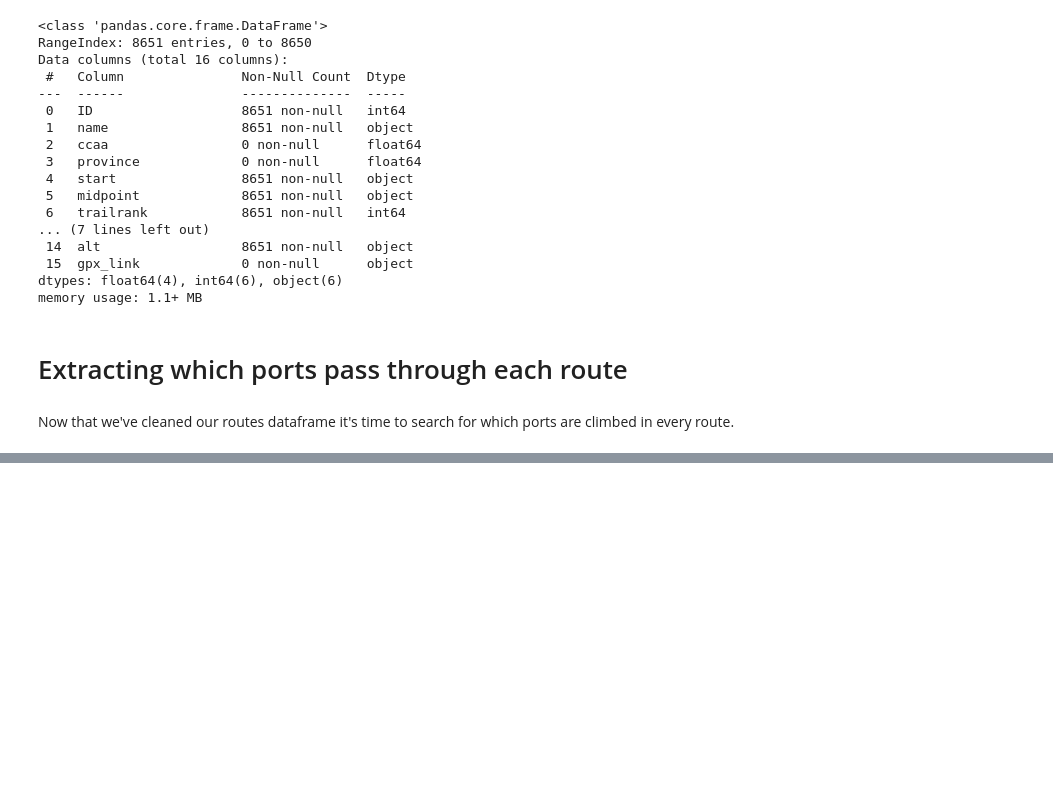
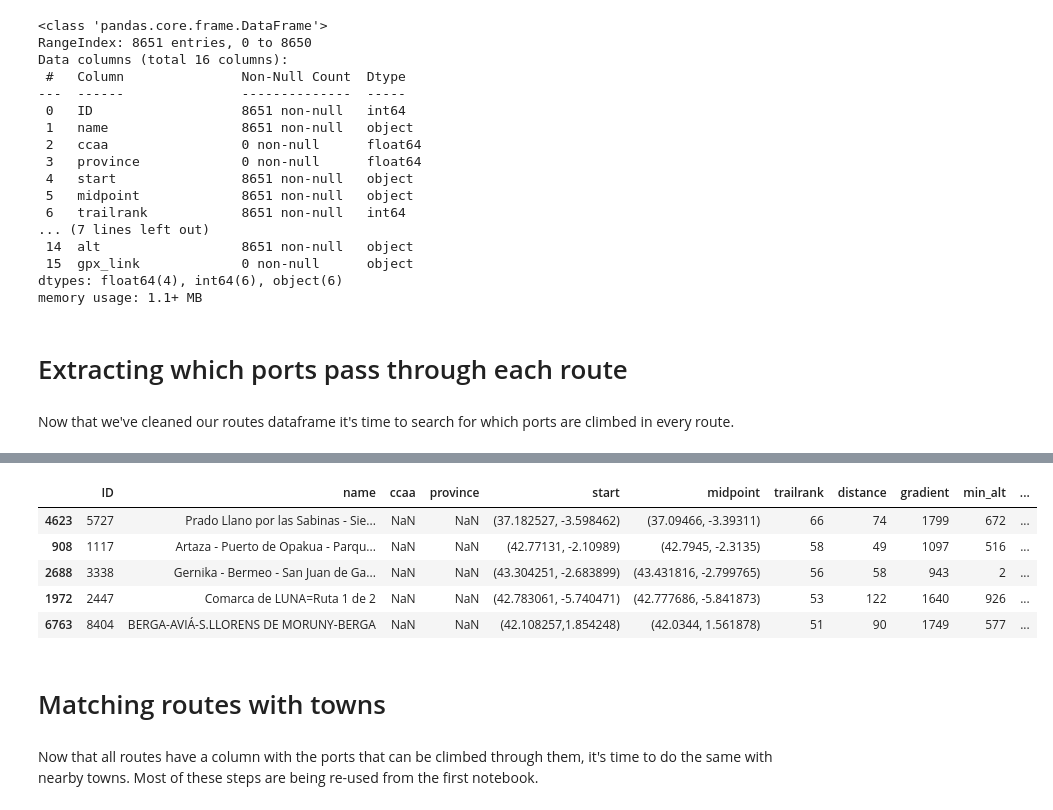
Before and after one commit to on2wheels-es/data, a Jupyter notebook: 10. Pipeline for new ports.ipynb, the cells around one changed output, grey strips where cells are left out. Drawn from its saved outputs; the diff is of its cells as text; code cells hidden in the pictures; blank space fills up the shorter version.

```diff
--- a/10. Pipeline for new ports.ipynb
+++ b/10. Pipeline for new ports.ipynb
@@ -193,0 +261,4 @@ routes.info()
+# %%
+#Creating a dataframe with our list of dictionaries.
+
+port_df = pd.DataFrame(dict_list)
@@ -193,0 +278,21 @@ routes.info()
+# %%
+#Creating a list for all the best routes IDs.
+
+id_list = port_df['route'].to_list()
+# %%
+#Creating a new dataframe using those filtered values.
+
+df_final = routes[routes['ID'].isin(id_list)]
+# %%
+#Adding route score (re-using functions from notebook 6).
+
+df_final['difficulty_score'] = None
+
+def score(gradient, distance):
+    if gradient > 4000:
+        return 10
+    else: #Checking for the first conditions.
+        return math.ceil((gradient - 100)*(1.5/975) + (distance - 30)*(1/75) + 1) #We're rounding the score to the next integer.
+
+for i in range(len(df_final)):
+    df_final['difficulty_score'].iloc[i] = score(df_final['gradient'].iloc[i], df_final['distance'].iloc[i])
@@ -193,0 +313,16 @@ routes.info()
+# %%
+#Inspecting the dataframe.
+
+df_final.head()
+# %% [output]
+|  | ID | name | ccaa | province | start | midpoint | trailrank | distance | gradient | min_alt | ... |
+| 4623 | 5727 | Prado Llano por las Sabinas - Sie... | NaN | NaN | (37.182527, -3.598462) | (37.09466, -3.39311) | 66 | 74 | 1799 | 672 | ... |
+| 908 | 1117 | Artaza - Puerto de Opakua - Parqu... | NaN | NaN | (42.77131, -2.10989) | (42.7945, -2.3135) | 58 | 49 | 1097 | 516 | ... |
+| 2688 | 3338 | Gernika - Bermeo - San Juan de Ga... | NaN | NaN | (43.304251, -2.683899) | (43.431816, -2.799765) | 56 | 58 | 943 | 2 | ... |
+| 1972 | 2447 | Comarca de LUNA=Ruta 1 de 2 | NaN | NaN | (42.783061, -5.740471) | (42.777686, -5.841873) | 53 | 122 | 1640 | 926 | ... |
+| 6763 | 8404 | BERGA-AVIÁ-S.LLORENS DE MORUNY-BERGA | NaN | NaN | (42.108257,1.854248) | (42.0344, 1.561878) | 51 | 90 | 1749 | 577 | ... |
+# %% [markdown]
+# Matching routes with towns
+# %% [markdown]
+Now that all routes have a column with the ports that can be climbed through them, it's time to do the same with nearby towns.
+Most of these steps are being re-used from the first notebook.
```
Also changed, not shown: parts of 60 cells of this notebook, 4 other files.
